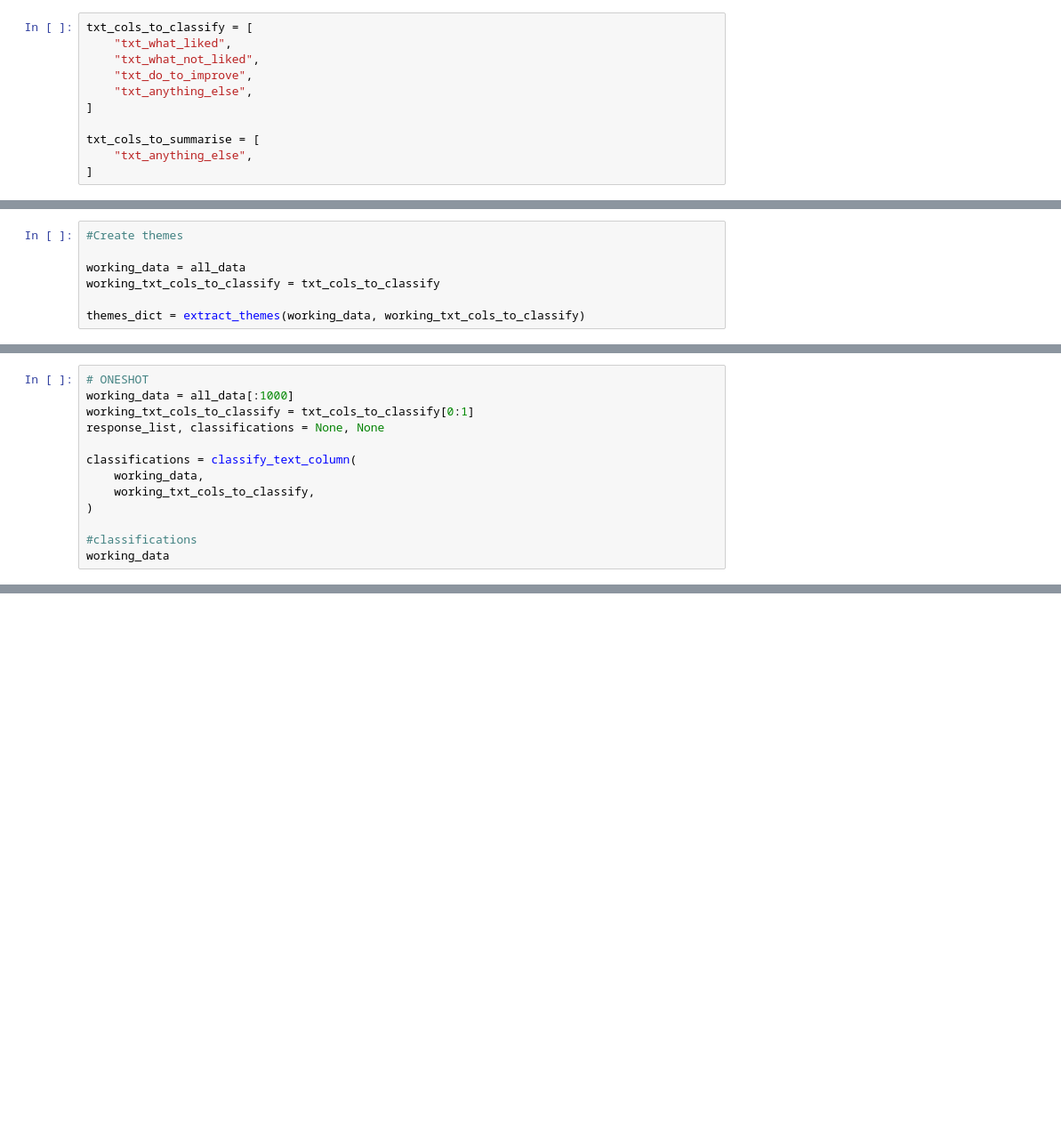
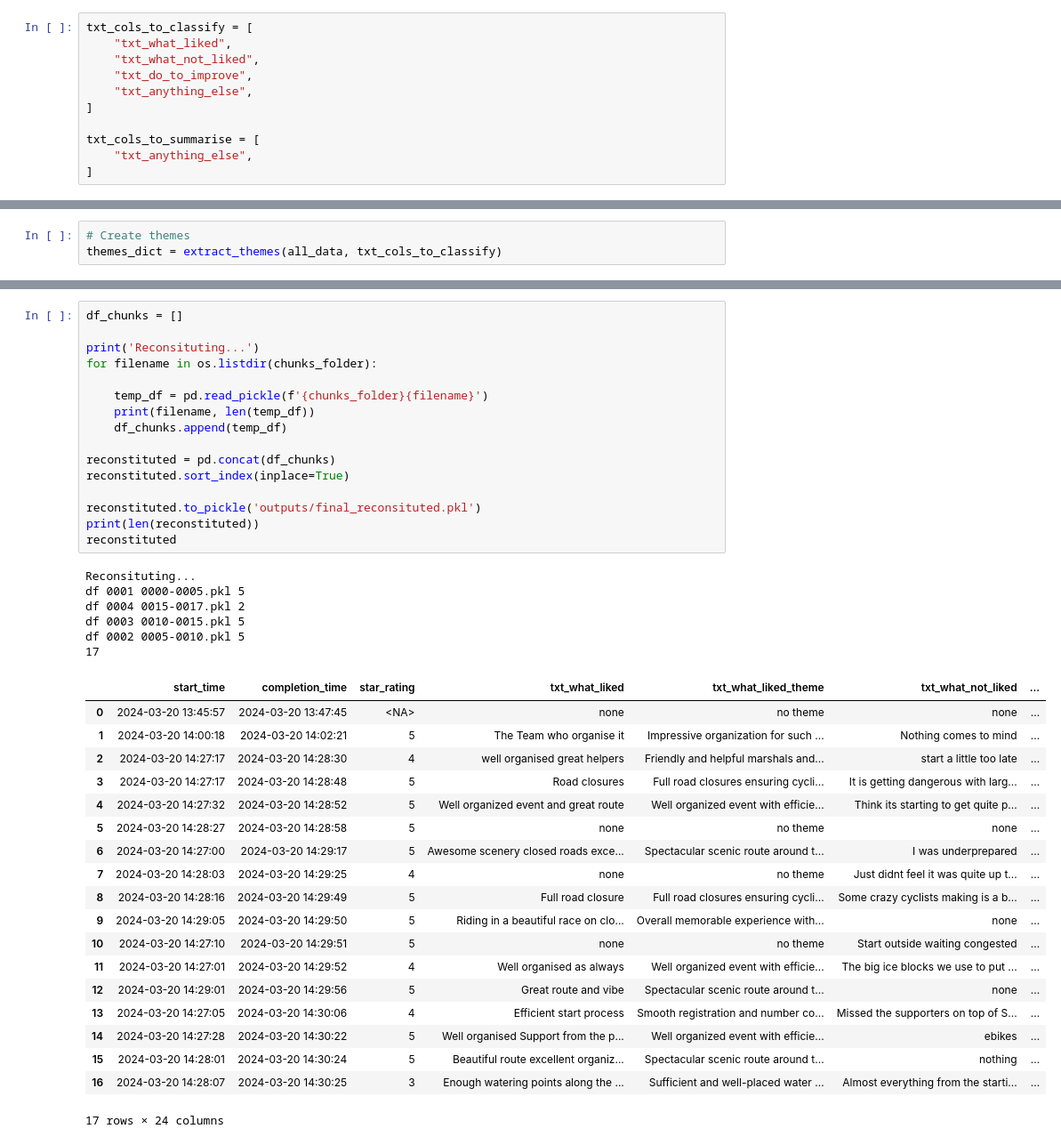
Before and after one commit to matthpau/Cycling-South-Africa, a Jupyter notebook: cycling_za.ipynb, the cells around one changed output, grey strips where cells are left out. Shown: that part at 89% size. Saved outputs shown, nothing was run; the diff lists cells and outputs as text; blank space fills up the shorter version.

```diff
--- a/cycling_za.ipynb
+++ b/cycling_za.ipynb
@@ -287,12 +287,8 @@ def extract_themes(dataframe, columns):
 
     return themes_dict
 # %%
-#Create themes
-
-working_data = all_data
-working_txt_cols_to_classify = txt_cols_to_classify
-
-themes_dict = extract_themes(working_data, working_txt_cols_to_classify)
+# Create themes
+themes_dict = extract_themes(all_data, txt_cols_to_classify)
 # %%
 # Classify the columns
 
@@ -358,13 +359,0 @@ def classify_text_column(dataframe, columns):
-# %%
-# ONESHOT
-working_data = all_data[:1000]
-working_txt_cols_to_classify = txt_cols_to_classify[0:1]
-response_list, classifications = None, None
-
-classifications = classify_text_column(
-    working_data,
-    working_txt_cols_to_classify,
-)
-
-#classifications
-working_data
@@ -374,0 +438,42 @@ Column: txt_what_liked
+# %%
+df_chunks = []
+
+print('Reconsituting...')
+for filename in os.listdir(chunks_folder):
+
+    temp_df = pd.read_pickle(f'{chunks_folder}{filename}')
+    print(filename, len(temp_df))
+    df_chunks.append(temp_df)
+
+reconstituted = pd.concat(df_chunks)
+reconstituted.sort_index(inplace=True)
+
+reconstituted.to_pickle('outputs/final_reconsituted.pkl')
+print(len(reconstituted))
+reconstituted
+# %% [output]
+Reconsituting...
+df 0001 0000-0005.pkl 5
+df 0004 0015-0017.pkl 2
+df 0003 0010-0015.pkl 5
+df 0002 0005-0010.pkl 5
+17
+|  | start_time | completion_time | star_rating | txt_what_liked | txt_what_liked_theme | txt_what_not_liked | ... |
+| 0 | 2024-03-20 13:45:57 | 2024-03-20 13:47:45 | <NA> | none | no theme | none | ... |
+| 1 | 2024-03-20 14:00:18 | 2024-03-20 14:02:21 | 5 | The Team who organise it | Impressive organization for such ... | Nothing comes to mind | ... |
+| 2 | 2024-03-20 14:27:17 | 2024-03-20 14:28:30 | 4 | well organised great helpers | Friendly and helpful marshals and... | start a little too late | ... |
+| 3 | 2024-03-20 14:27:17 | 2024-03-20 14:28:48 | 5 | Road closures | Full road closures ensuring cycli... | It is getting dangerous with larg... | ... |
+| 4 | 2024-03-20 14:27:32 | 2024-03-20 14:28:52 | 5 | Well organized event and great route | Well organized event with efficie... | Think its starting to get quite p... | ... |
+| 5 | 2024-03-20 14:28:27 | 2024-03-20 14:28:58 | 5 | none | no theme | none | ... |
+| 6 | 2024-03-20 14:27:00 | 2024-03-20 14:29:17 | 5 | Awesome scenery closed roads exce... | Spectacular scenic route around t... | I was underprepared | ... |
+| 7 | 2024-03-20 14:28:03 | 2024-03-20 14:29:25 | 4 | none | no theme | Just didnt feel it was quite up t... | ... |
+| 8 | 2024-03-20 14:28:16 | 2024-03-20 14:29:49 | 5 | Full road closure | Full road closures ensuring cycli... | Some crazy cyclists making is a b... | ... |
+| 9 | 2024-03-20 14:29:05 | 2024-03-20 14:29:50 | 5 | Riding in a beautiful race on clo... | Overall memorable experience with... | none | ... |
+| 10 | 2024-03-20 14:27:10 | 2024-03-20 14:29:51 | 5 | none | no theme | Start outside waiting congested | ... |
+| 11 | 2024-03-20 14:27:01 | 2024-03-20 14:29:52 | 4 | Well organised as always | Well organized event with efficie... | The big ice blocks we use to put ... | ... |
+| 12 | 2024-03-20 14:29:01 | 2024-03-20 14:29:56 | 5 | Great route and vibe | Spectacular scenic route around t... | none | ... |
+| 13 | 2024-03-20 14:27:05 | 2024-03-20 14:30:06 | 4 | Efficient start process | Smooth registration and number co... | Missed the supporters on top of S... | ... |
+| 14 | 2024-03-20 14:27:28 | 2024-03-20 14:30:22 | 5 | Well organised Support from the p... | Well organized event with efficie... | ebikes | ... |
+| 15 | 2024-03-20 14:28:01 | 2024-03-20 14:30:24 | 5 | Beautiful route excellent organiz... | Spectacular scenic route around t... | nothing | ... |
+| 16 | 2024-03-20 14:28:07 | 2024-03-20 14:30:25 | 3 | Enough watering points along the ... | Sufficient and well-placed water ... | Almost everything from the starti... | ... |
+17 rows × 24 columns
```
Also changed, not shown: parts of 5 cells of this notebook, 3 other files.
